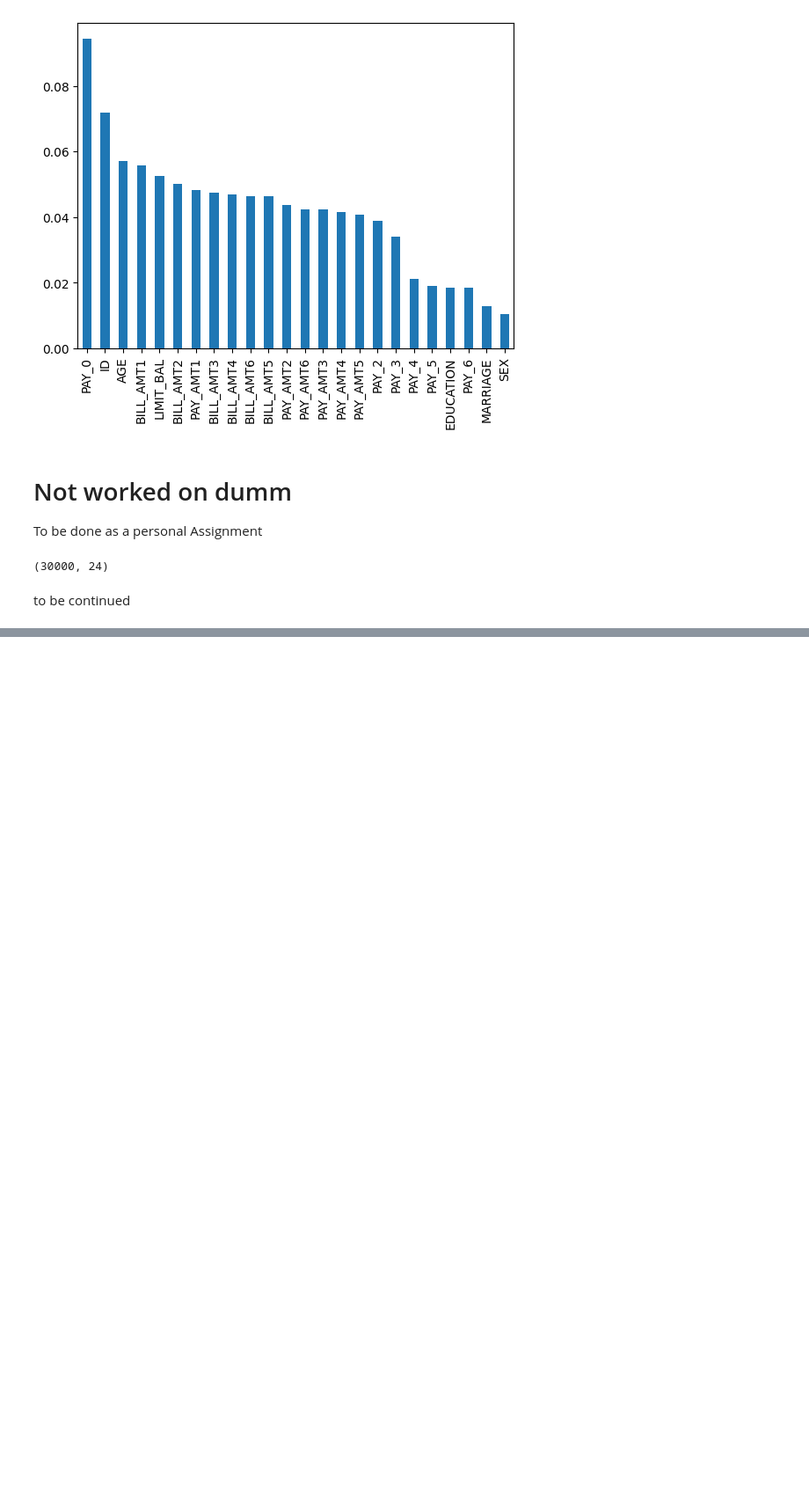
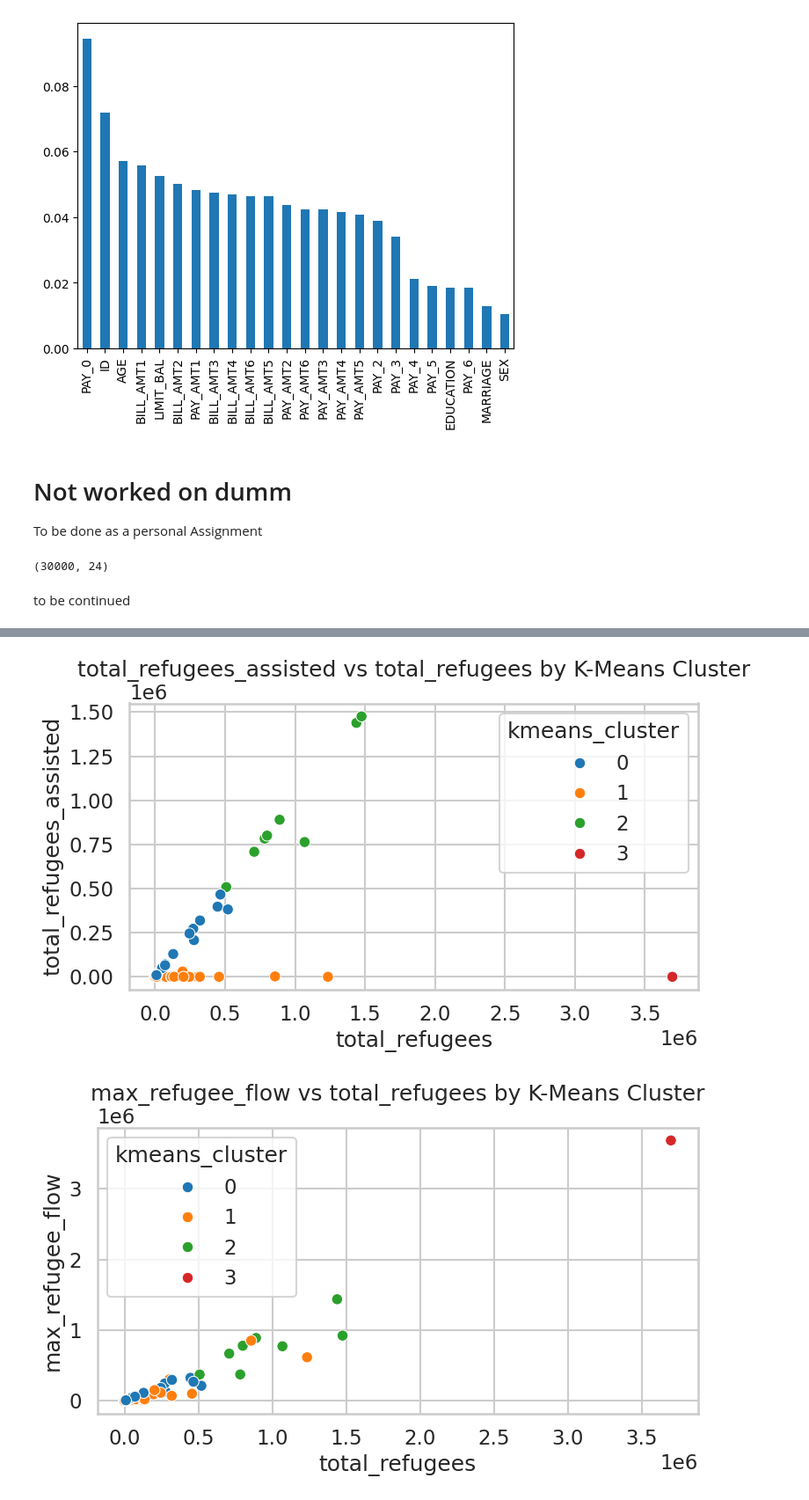
Before and after one commit to Jackson-Tech1/alx_be_python, a Jupyter notebook: UR_Class.ipynb, the cells around one changed output, grey strips where cells are left out. Shown at 88% size. Cells and saved outputs as stored; diff of their text form; code cells hidden in the pictures; blank space fills up the shorter version.

```diff
--- a/UR_Class.ipynb
+++ b/UR_Class.ipynb
@@ -813,0 +1069,14 @@ to be continued
+# %%
+feature_pairs = [("total_refugees", "total_refugees_assisted"),
+                 ("total_refugees", "max_refugee_flow")]
+
+for x_feat, y_feat in feature_pairs:
+    plt.figure(figsize=(8,5))
+    sns.scatterplot(data=agg_df, x=x_feat, y=y_feat, hue="kmeans_cluster", palette=palette)
+    plt.title(f"{y_feat} vs {x_feat} by K-Means Cluster")
+    plt.tight_layout()
+    plt.show()
+    plt.close()
+# %% [output]
+[figure, added]
+[figure, added]
```
Also changed, not shown: parts of 18 cells of this notebook.
